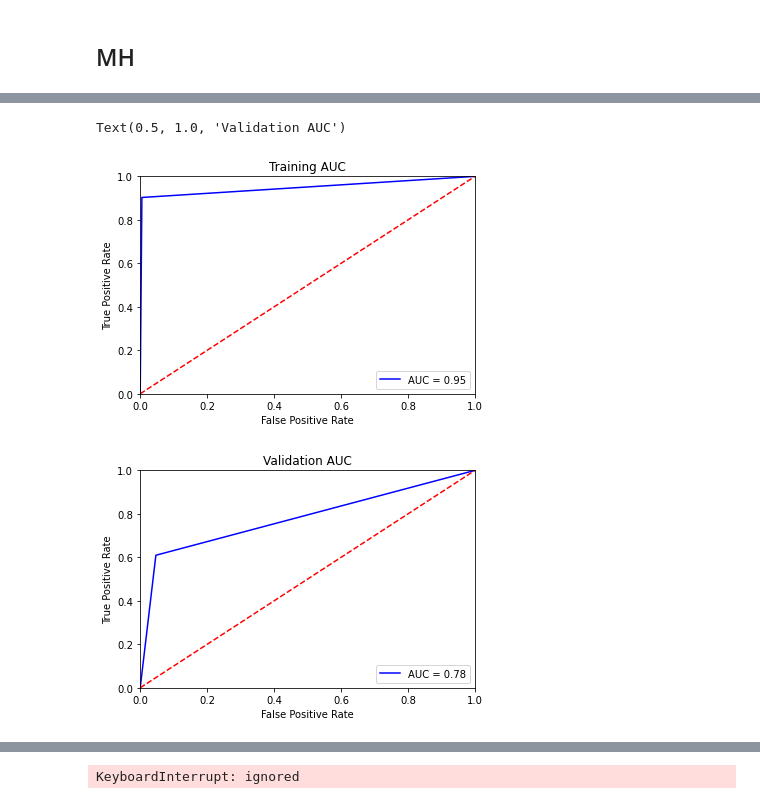
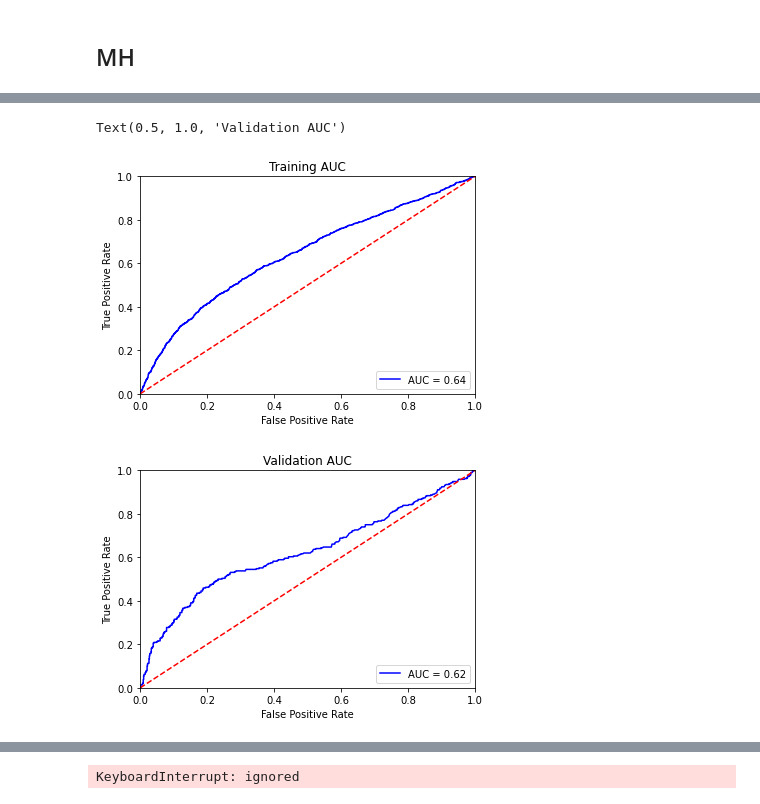
Before and after one commit to idameitil/master-thesis, a Jupyter notebook: scripts/CNN_LSTM.ipynb, the cells around one changed output, grey strips where cells are left out. Cells and saved outputs as stored; diff of their text form; code cells hidden in the pictures.

```diff
--- a/scripts/CNN_LSTM.ipynb
+++ b/scripts/CNN_LSTM.ipynb
@@ -53,19 +53,19 @@ from sklearn.preprocessing import normalize
 # make the data set into a dataset that can go into dataloader
 train_ds = []
 for i in range(len(X_train)):
-    X_array = np.transpose(X_train[i][:,:])
-    normalized_X_array = normalize(X_array, axis=1, norm='l1')
-    y_value = y_train[i]
-    train_ds.append([normalized_X_array, y_value])
-    #train_ds.append([np.transpose(X_train[i][:,:]), y_train[i]])
+    #X_array = np.transpose(X_train[i][:,:])
+    #normalized_X_array = normalize(X_array, axis=1, norm='l1')
+    #y_value = y_train[i]
+    #train_ds.append([normalized_X_array, y_value])
+    train_ds.append([np.transpose(X_train[i][:,:]), y_train[i]])
 
 val_ds = []
 for i in range(len(X_val)):
-    X_array = np.transpose(X_val[i][:,:])
-    normalized_X_array = normalize(X_array, axis=1, norm='l1')
-    y_value = y_val[i]
-    val_ds.append([normalized_X_array, y_value])
-    #val_ds.append([np.transpose(X_val[i][:,:]), y_val[i]])
+    #X_array = np.transpose(X_val[i][:,:])
+    #normalized_X_array = normalize(X_array, axis=1, norm='l1')
+    #y_value = y_val[i]
+    #val_ds.append([normalized_X_array, y_value])
+    val_ds.append([np.transpose(X_val[i][:,:]), y_val[i]])
 
 bat_size = 128
 print("\nNOTE:\nSetting batch-size to", bat_size)
@@ -183,4 +182,7 @@ def weighted_binary_cross_entropy(output, target, weights=None):
 # %%
 uniq= np.unique(y_train,return_counts=True)
 pos_weight = torch.FloatTensor([np.max(uniq[1])/np.min(uniq[1])])
-criterion = nn.BCEWithLogitsLoss(pos_weight=pos_weight)
+#criterion = nn.BCEWithLogitsLoss(pos_weight=pos_weight)
+print(np.max(uniq[1]))
+print(np.min(uniq[1]))
+criterion = nn.BCEWithLogitsLoss()
@@ -379,13 +408,13 @@ def plot_roc(targets, predictions):
     plt.xlabel('False Positive Rate')
     #plt.show()
 # %%
-plot_roc(train_targs, train_preds)
+plot_roc(train_targs, train_probs)
 plt.title("Training AUC")
-plot_roc(val_targs, val_preds)
+plot_roc(val_targs, val_probs)
 plt.title("Validation AUC")
 # %% [output]
 Text(0.5, 1.0, 'Validation AUC')
-[figure, old version]
+[figure, new version]
-[figure, old version]
+[figure, new version]
 # %%
 from torchviz import make_dot
```
Also changed, not shown: parts of 9 cells of this notebook, 15 other files.
